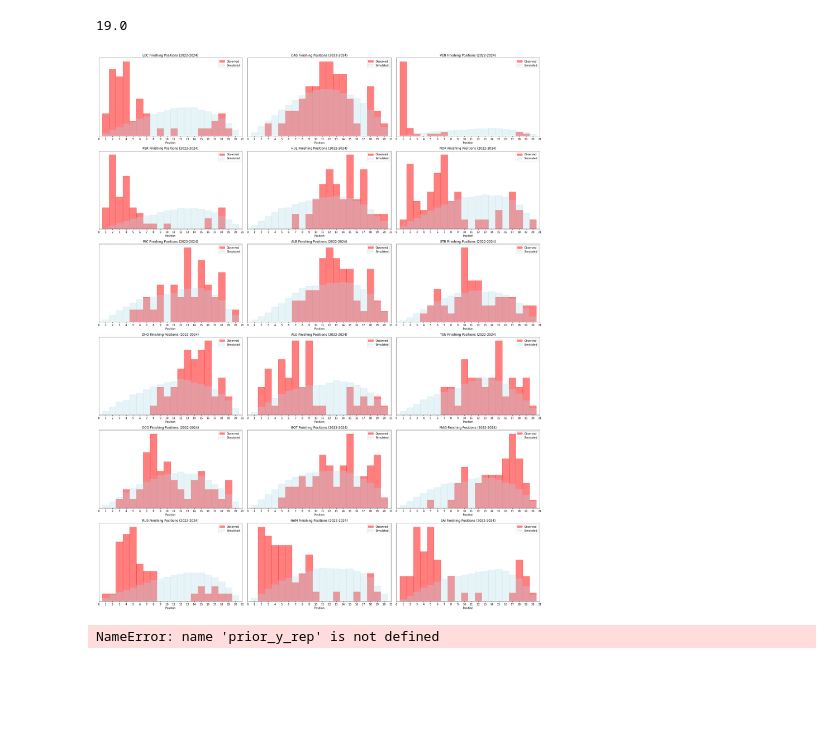
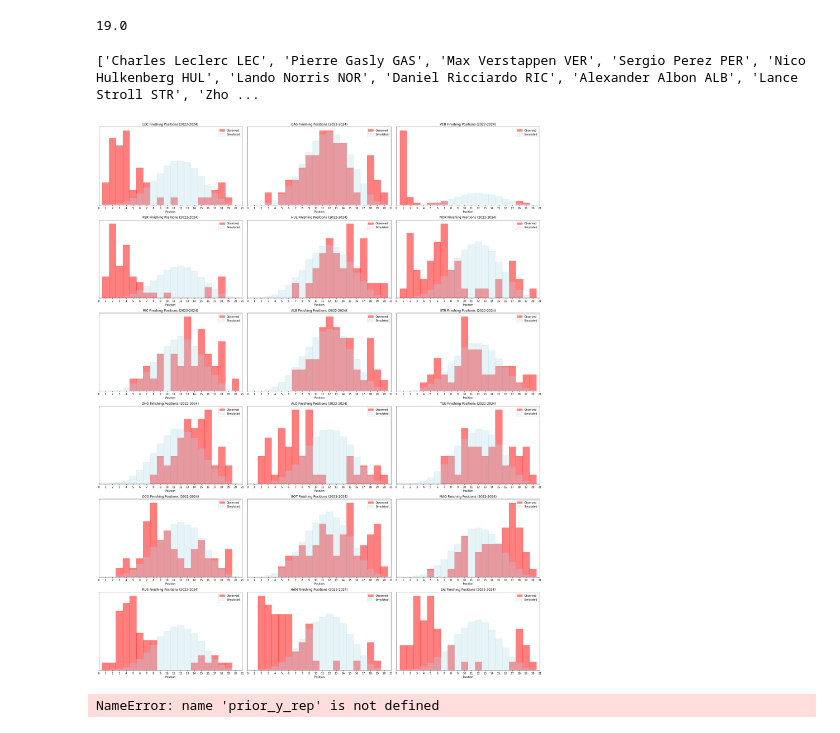
Before and after one commit to andrzejjnk/bayesian_f1, a Jupyter notebook: f1_project.ipynb, the cells around one changed output. Drawn from its saved outputs; the diff is of its cells as text; code cells hidden in the pictures; blank space fills up the shorter version.

Commit message:
Added .T while plotting simulated samples

```diff
--- a/f1_project.ipynb
+++ b/f1_project.ipynb
@@ -540,39 +541,41 @@ n_bins = np.arange(22) - 0.5
 
 # Pobranie unikalnych nazw kierowców
 drivers_names = df['Name'].unique().tolist()
+print(drivers_names)
 
 # Iteracja po osiach wykresu
 for d_i, d_name in enumerate(drivers_names):
     # Wybierz indeks kierowcy zgodnie z jego nazwą
     d_lookup_i = df['Name'].eq(d_name)
     # Wybierz dane dla danego kierowcy
     results = df[d_lookup_i]
 
     # Oblicz indeks wiersza i kolumny
     row_idx = d_i // n_cols
     col_idx = d_i % n_cols
 
     # Histogram dla prawdziwych pozycji
     axes[row_idx, col_idx].hist((results['Pos (race)']).tolist(), bins=n_bins, rwidth=1, color='red', edgecolor='red', density=True, label='Observed', alpha=0.5)
 
     # Pobierz indeksy wyników dla danego kierowcy
     results_idx = results.index
     # Pobierz przewidywane pozycje dla tych indeksów z y_hat
-    simulated_positions = y_hat_stan[results_idx].flatten() + 1
+    simulated_positions = y_hat_stan.T[results_idx].flatten() + 1
     # Histogram dla przewidywanych pozycji
     axes[row_idx, col_idx].hist(simulated_positions, bins=n_bins, rwidth=1, color='lightblue', edgecolor='lightblue', density=True, label='Simulated', alpha=0.3)
 
     axes[row_idx, col_idx].set_xticks(range(22))
     axes[row_idx, col_idx].set_xlim([0, 21])
     axes[row_idx, col_idx].set_yticks([])
     axes[row_idx, col_idx].set_title(d_name.split()[-1] + ' Finishing Positions (2022-2024)')
     axes[row_idx, col_idx].legend()
     axes[row_idx, col_idx].set_xlabel('Position')
 
 fig.tight_layout()
 plt.show()
 # %% [output]
+['Charles Leclerc LEC', 'Pierre Gasly GAS', 'Max Verstappen VER', 'Sergio Perez PER', 'Nico Hulkenberg HUL', 'Lando Norris NOR', 'Daniel Ricciardo RIC', 'Alexander Albon ALB', 'Lance Stroll STR', 'Zho ...
-[figure, old version]
+[figure, new version]
 # %%
 # prior_y_rep = fit.stan_variable('position')
 # # Pobieramy unikalnych kierowców
```
Also changed, not shown: parts of 1 cell of this notebook.
